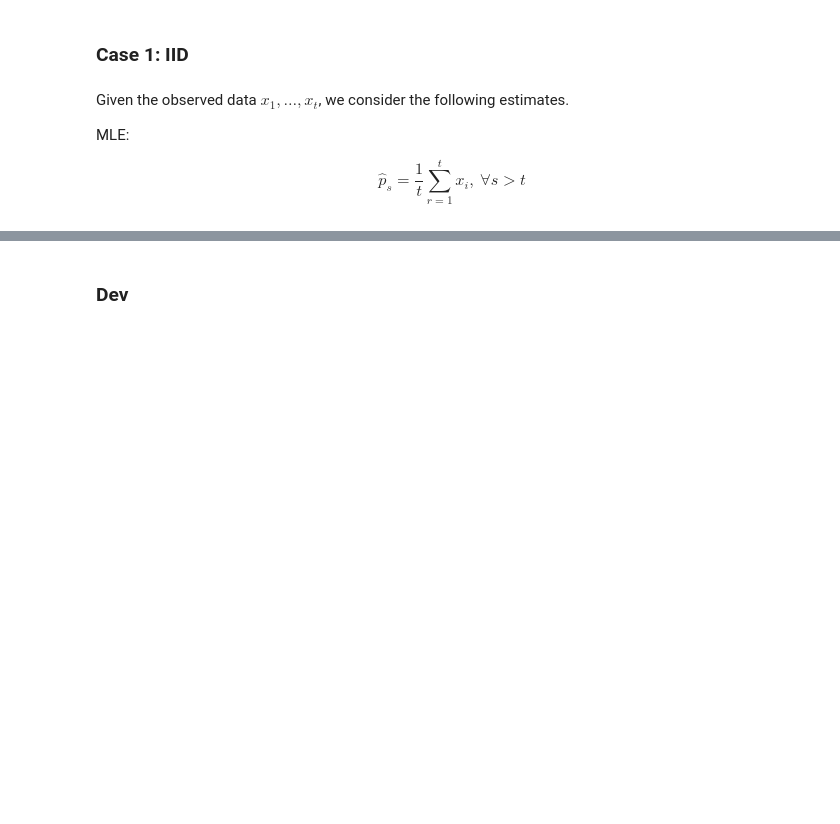
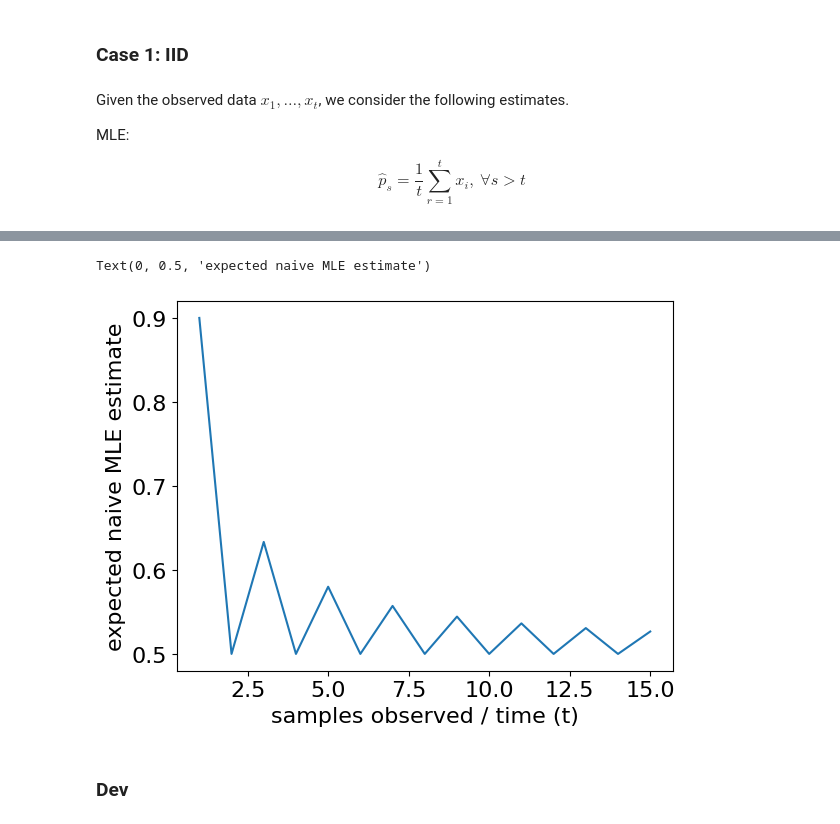
Before and after one commit to YuxinB/ProL, a Jupyter notebook: notebooks/6-four-cases-of-PL.ipynb, the cells around one changed output, grey strips where cells are left out. Saved outputs shown, nothing was run; the diff lists cells and outputs as text; code cells hidden in the pictures; blank space fills up the shorter version.

```diff
--- a/notebooks/6-four-cases-of-PL.ipynb
+++ b/notebooks/6-four-cases-of-PL.ipynb
@@ -279,3 +286,12 @@ plt.show()
+# %%
+p_list = [np.average(outcomes[:, :i].mean(axis=-1), weights=np.exp(prob_weight)) for i in range(1, 16)]
+# %%
+plt.plot(np.arange(1, 16), p_list)
+plt.xlabel('samples observed / time (t)')
+plt.ylabel('expected naive MLE estimate')
+# %% [output]
+Text(0, 0.5, 'expected naive MLE estimate')
+[figure, added]
 # %%
 # fig.savefig("figures/case2.pdf", bbox_inches='tight')
 # %% [markdown]
```
Also changed, not shown: parts of 8 cells of this notebook, 1 other file.
